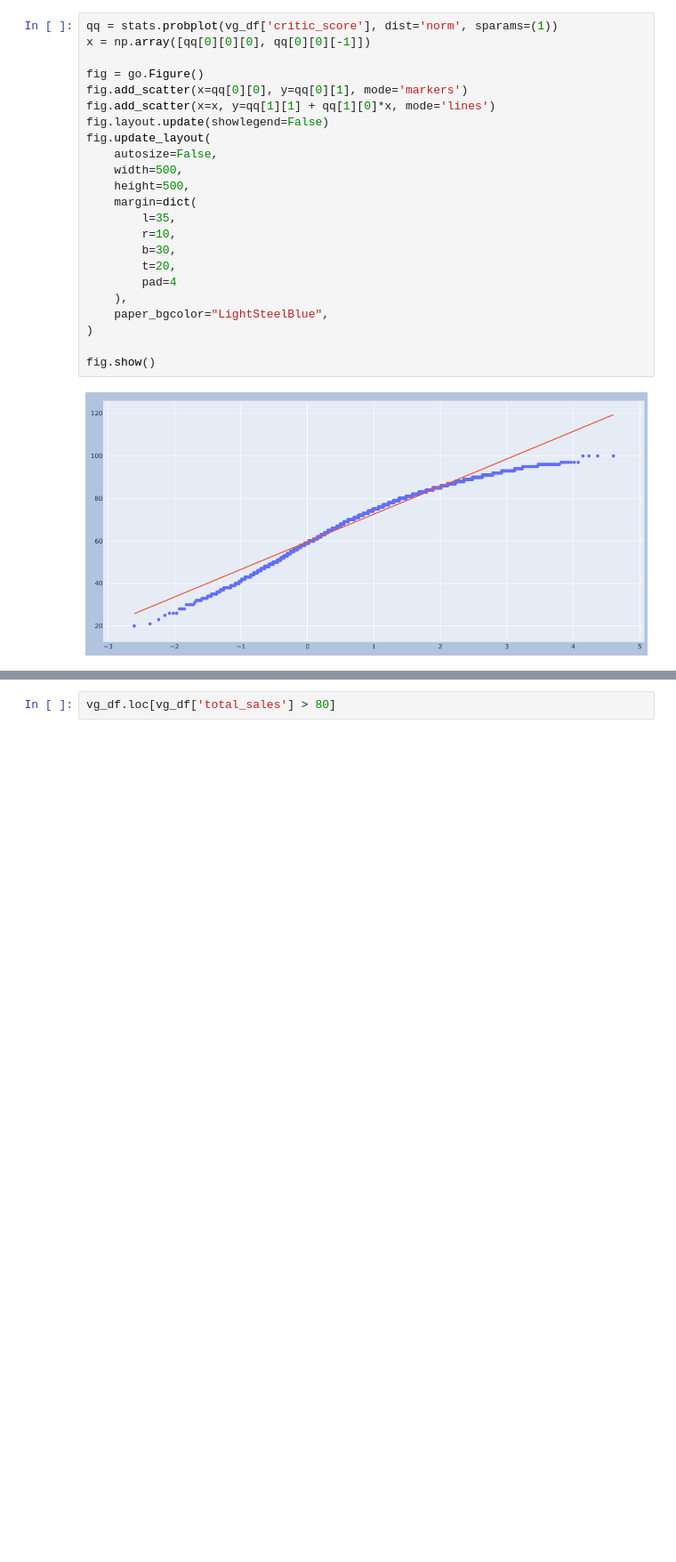
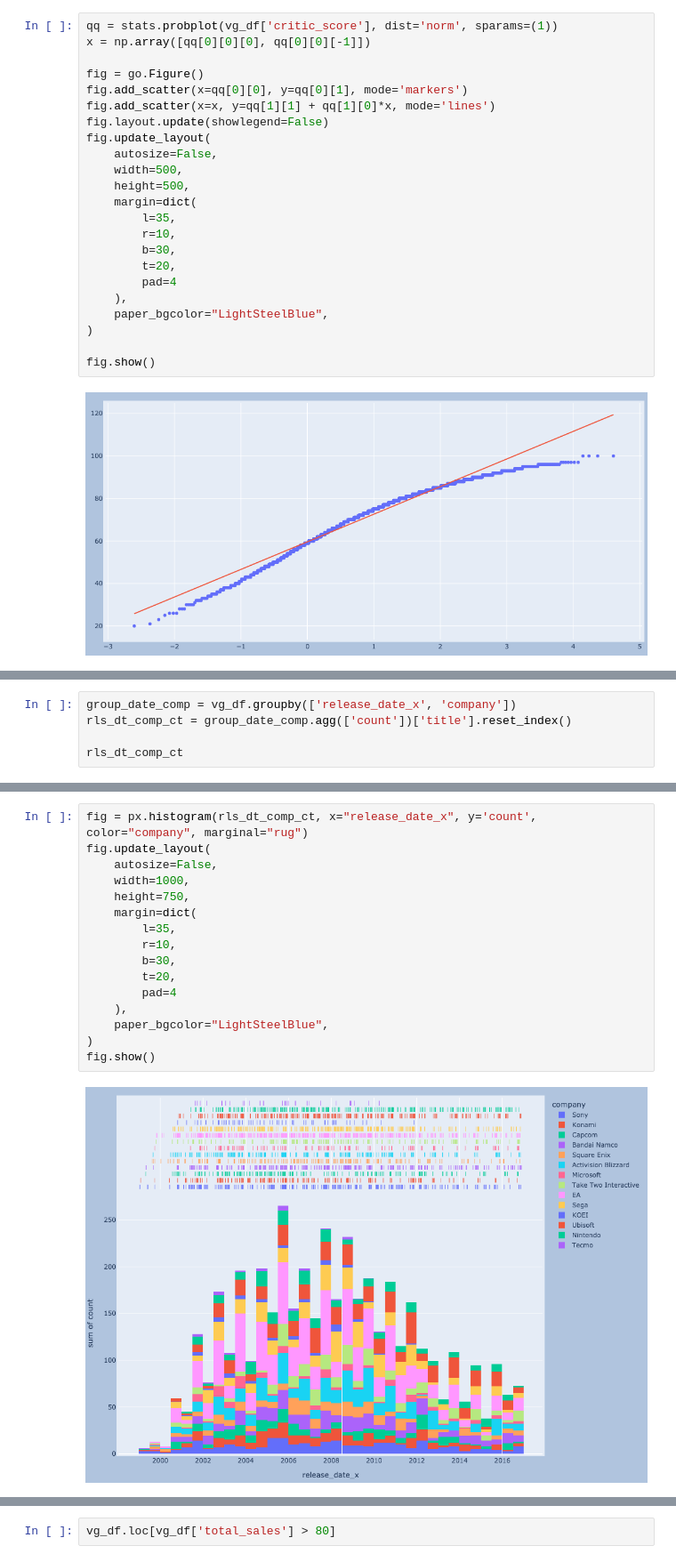
Before and after one commit to OrenRoss/nycdsa_python, a Jupyter notebook: VG_Analysis.ipynb, the cells around one changed output, grey strips where cells are left out. Shown at 89% size. Drawn from its saved outputs; the diff is of its cells as text; blank space fills up the shorter version.

```diff
--- a/VG_Analysis.ipynb
+++ b/VG_Analysis.ipynb
@@ -366,0 +338,5 @@ vg_df.loc[vg_df['release_date_x'] < '1999-01-01']
+# %%
+group_date_comp = vg_df.groupby(['release_date_x', 'company'])
+rls_dt_comp_ct = group_date_comp.agg(['count'])['title'].reset_index()
+
+rls_dt_comp_ct
@@ -366,0 +357,18 @@ vg_df.loc[vg_df['release_date_x'] < '1999-01-01']
+# %%
+fig = px.histogram(rls_dt_comp_ct, x="release_date_x", y='count', color="company", marginal="rug")
+fig.update_layout(
+    autosize=False,
+    width=1000,
+    height=750,
+    margin=dict(
+        l=35,
+        r=10,
+        b=30,
+        t=20,
+        pad=4
+    ),
+    paper_bgcolor="LightSteelBlue",
+)
+fig.show()
+# %% [output]
+[figure, added]
```
Also changed, not shown: parts of 15 cells of this notebook, 6 other files.
